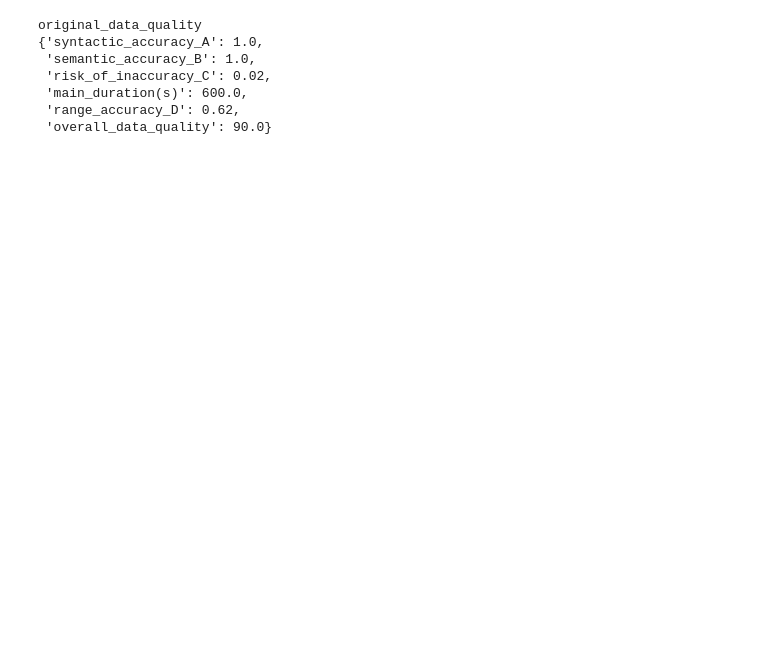
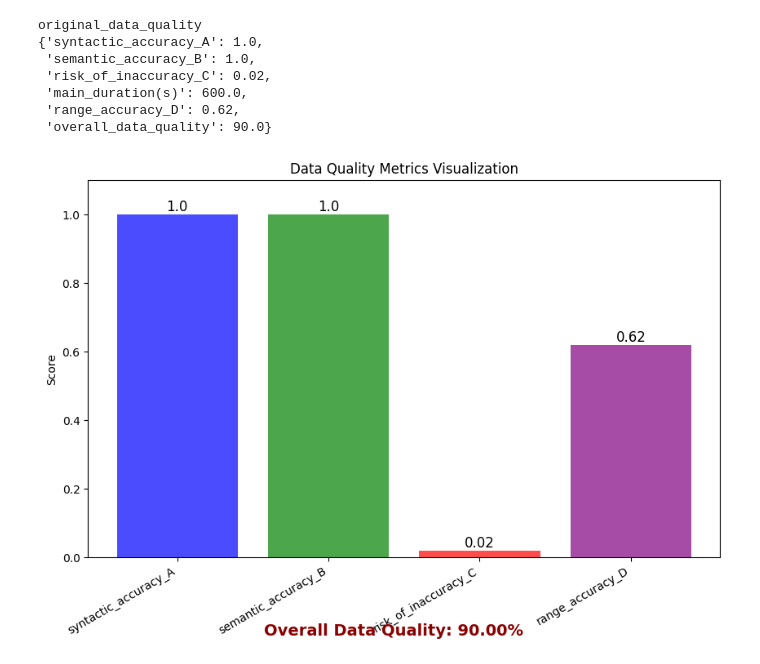
Before and after one commit to CEDPProject/keti-quality, a Jupyter notebook: test.ipynb, the cells around one changed output. Cells and saved outputs as stored; diff of their text form; code cells hidden in the pictures; blank space fills up the shorter version.

Commit message:
add data

```diff
--- a/test.ipynb
+++ b/test.ipynb
@@ -4,7 +4,7 @@
 import pandas as pd
 
 # Load the data
-file_path = './data/paprika_F00012_part1.csv'
+file_path = 'data/paprika_F00012_part1.csv'
 original_df = pd.read_csv(file_path)
 original_df['time'] = pd.to_datetime(original_df['time'], errors='coerce')
 original_df = original_df.set_index('time')
@@ -60,3 +60,9 @@ original_data_quality
  'main_duration(s)': 600.0,
  'range_accuracy_D': 0.62,
  'overall_data_quality': 90.0}
+# %%
+from quality.measurement.visualisation_data_quality import visualize_metrics
+
+visualize_metrics(original_result)
+# %% [output]
+[figure, added]
```
Also changed, not shown: 1 other file.
